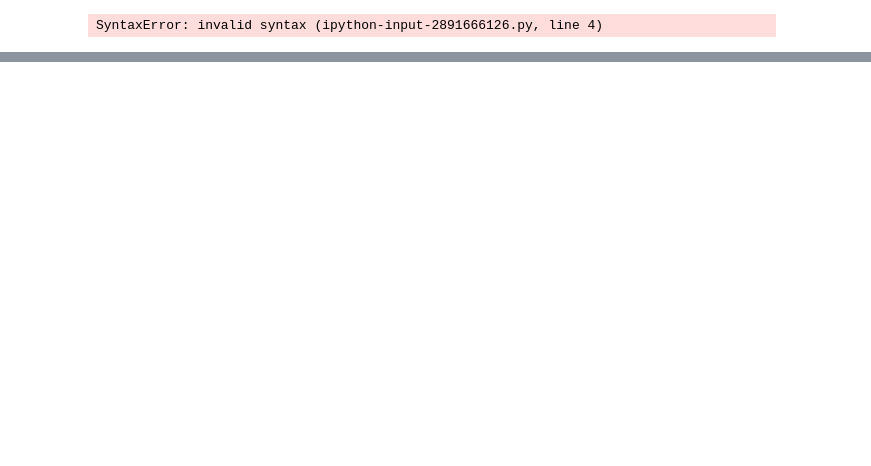
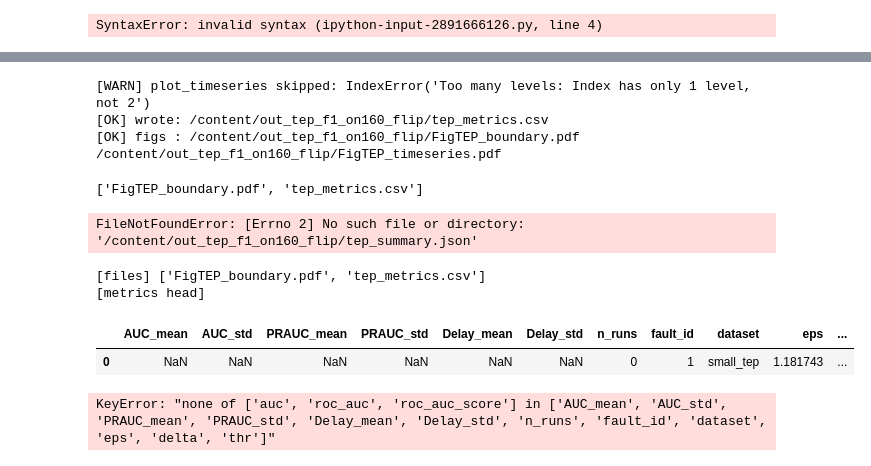
Before and after one commit to MacKumachin/Clifford-FBSM-SignalControl, a Jupyter notebook: JPC_MPD.ipynb, the cells around one changed output, grey strips where cells are left out. Cells and saved outputs as stored; diff of their text form; code cells hidden in the pictures; blank space fills up the shorter version.

```diff
--- a/JPC_MPD.ipynb
+++ b/JPC_MPD.ipynb
@@ -4741,0 +4412,67 @@ for k in range(start, end):
+# %%
+!python /content/tep_dtt_benchmark.py \
+  --dataset small_tep \
+  --fault_id 1 \
+  --onset_train 160 \
+  --onset_test 160 \
+  --q_eps 0.20 \
+  --q_delta 0.20 \
+  --fpr 0.05 \
+  --outdir /content/out_tep_f1_on160_flip
+# %% [output]
+[WARN] plot_timeseries skipped: IndexError('Too many levels: Index has only 1 level, not 2')
+[OK] wrote: /content/out_tep_f1_on160_flip/tep_metrics.csv
+[OK] figs : /content/out_tep_f1_on160_flip/FigTEP_boundary.pdf /content/out_tep_f1_on160_flip/FigTEP_timeseries.pdf
+# %%
+import os, json
+print(os.listdir("/content/out_tep_f1_on160_flip"))
+print(json.load(open("/content/out_tep_f1_on160_flip/tep_summary.json","r")))
+# %% [output]
+['FigTEP_boundary.pdf', 'tep_metrics.csv']
+FileNotFoundError: [Errno 2] No such file or directory: '/content/out_tep_f1_on160_flip/tep_summary.json'
+# %%
+import os, json
+import pandas as pd
+import numpy as np
+
+OUTDIR = "/content/out_tep_f1_on160_flip"
+csvp = f"{OUTDIR}/tep_metrics.csv"
+assert os.path.exists(csvp), f"missing: {csvp}"
+
+df = pd.read_csv(csvp)
+print("[files]", os.listdir(OUTDIR))
+print("[metrics head]")
+display(df.head())
+
+# 列名のゆらぎ吸収
+def pick(cols, cands):
+    for c in cands:
+        if c in cols: return c
+    raise KeyError(f"none of {cands} in {list(cols)}")
+
+auc_col   = pick(df.columns, ["auc", "roc_auc", "roc_auc_score"])
+pr_col    = pick(df.columns, ["pr_auc", "pr", "average_precision", "ap"])
+delay_col = pick(df.columns, ["delay", "delay_at_fpr", "delay_fpr", "delay@fpr"])
+
+mask = df[auc_col].replace([np.inf, -np.inf], np.nan).notna()
+valid = df.loc[mask].copy()
+
+summary = {
+    "valid_runs": int(mask.sum()),
+    "roc_auc_mean": float(valid[auc_col].mean()) if len(valid) else float("nan"),
+    "roc_auc_std":  float(valid[auc_col].std(ddof=1)) if len(valid) > 1 else 0.0,
+    "pr_auc_mean":  float(valid[pr_col].mean()) if len(valid) else float("nan"),
+    "pr_auc_std":   float(valid[pr_col].std(ddof=1)) if len(valid) > 1 else 0.0,
+    "delay_mean":   float(valid[delay_col].mean()) if len(valid) else float("nan"),
+    "delay_std":    float(valid[delay_col].std(ddof=1)) if len(valid) > 1 else 0.0,
+}
+
+json.dump(summary, open(f"{OUTDIR}/tep_summary.json","w"), indent=2)
+print("[OK] wrote:", f"{OUTDIR}/tep_summary.json")
+print(summary)
+# %% [output]
+[files] ['FigTEP_boundary.pdf', 'tep_metrics.csv']
+[metrics head]
+|  | AUC_mean | AUC_std | PRAUC_mean | PRAUC_std | Delay_mean | Delay_std | n_runs | fault_id | dataset | eps | ... |
+| 0 | NaN | NaN | NaN | NaN | NaN | NaN | 0 | 1 | small_tep | 1.181743 | ... |
+KeyError: "none of ['auc', 'roc_auc', 'roc_auc_score'] in ['AUC_mean', 'AUC_std', 'PRAUC_mean', 'PRAUC_std', 'Delay_mean', 'Delay_std', 'n_runs', 'fault_id', 'dataset', 'eps', 'delta', 'thr']"
```
Also changed, not shown: parts of 70 cells of this notebook.
